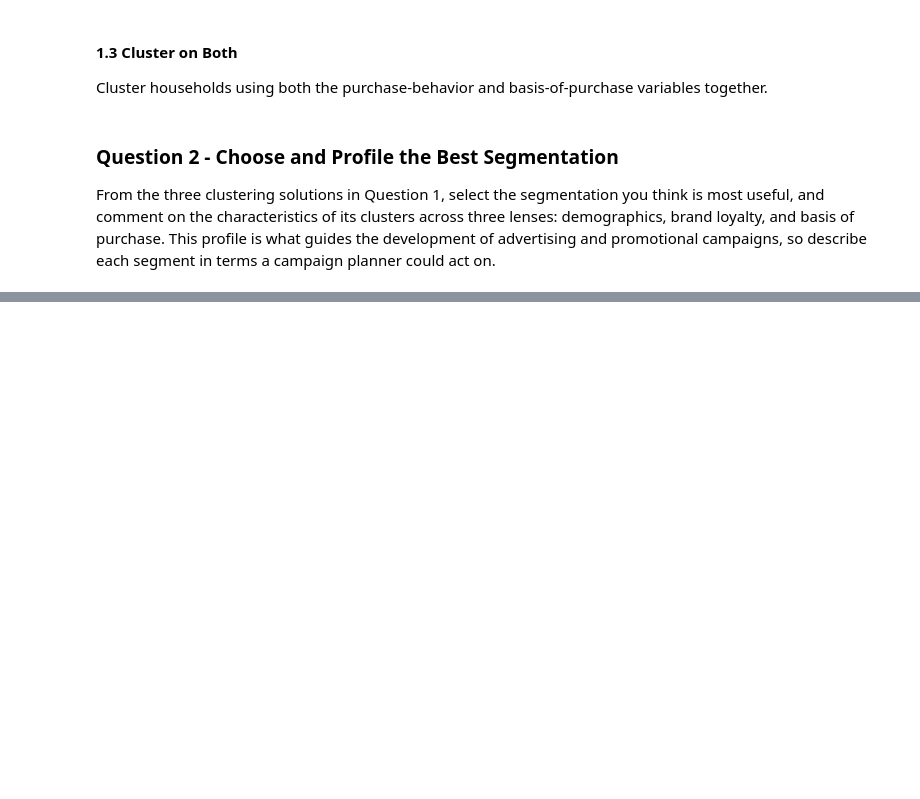
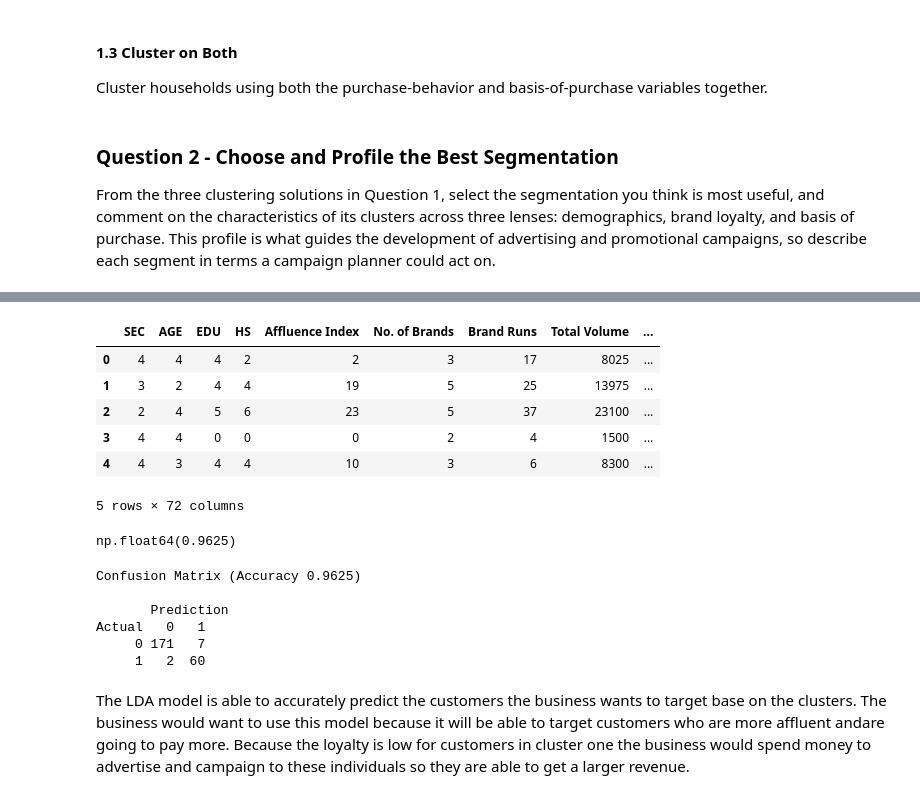
Before and after one commit to sascott9655/ADS-505-, a Jupyter notebook: BathSoap.ipynb, the cells around one changed output, grey strips where cells are left out. Saved outputs shown, nothing was run; the diff lists cells and outputs as text; code cells hidden in the pictures; blank space fills up the shorter version.

```diff
--- a/BathSoap.ipynb
+++ b/BathSoap.ipynb
@@ -227,0 +205,23 @@ See the caveats in the documentation: https://pandas.pydata.org/pandas-docs/stab
+# %%
+bathsoap['Basis_Cluster_Labels'] = kmeans_basis_purch.labels_
+
+#identify demographic variables to one hot encode vs ordinal encoder
+nominal_cols = ['FEH', 'MT', 'SEX', 'CHILD', 'CS']
+
+nom_encoder = OneHotEncoder(handle_unknown='ignore', sparse_output=False)
+nom_data = bathsoap[nominal_cols]
+nom_feat = pd.DataFrame(nom_encoder.fit_transform(nom_data),
+                        columns=nom_encoder.get_feature_names_out(nominal_cols),
+                        index=nom_data.index)
+#nom_feat
+new_bathsoap = pd.concat([bathsoap, nom_feat], axis=1)
+new_bathsoap = new_bathsoap.drop(columns=['FEH', 'MT', 'SEX', 'CHILD', 'CS', 'Member id'])
+new_bathsoap.head()
+# %% [output]
+|  | SEC | AGE | EDU | HS | Affluence Index | No. of Brands | Brand Runs | Total Volume | ... |
+| 0 | 4 | 4 | 4 | 2 | 2 | 3 | 17 | 8025 | ... |
+| 1 | 3 | 2 | 4 | 4 | 19 | 5 | 25 | 13975 | ... |
+| 2 | 2 | 4 | 5 | 6 | 23 | 5 | 37 | 23100 | ... |
+| 3 | 4 | 4 | 0 | 0 | 0 | 2 | 4 | 1500 | ... |
+| 4 | 4 | 3 | 4 | 4 | 10 | 3 | 6 | 8300 | ... |
+5 rows × 72 columns
@@ -227,0 +247,24 @@ See the caveats in the documentation: https://pandas.pydata.org/pandas-docs/stab
+# %%
+X = new_bathsoap[predictors]
+y = new_bathsoap[outcome]
+
+X_train, X_test, y_train, y_test = train_test_split(X, y, test_size=0.4, random_state=1)
+
+lda = LinearDiscriminantAnalysis(priors=[0.50,0.50]) #using priors to avoid class imbalance
+lda.fit(X_train, y_train)
+
+y_pred = lda.predict(X_test)
+(y_pred == y_test).mean()
+# %% [output]
+np.float64(0.9625)
+# %%
+mlba.classificationSummary(y_true=y_test, y_pred=y_pred)
+# %% [output]
+Confusion Matrix (Accuracy 0.9625)
+
+       Prediction
+Actual   0   1
+     0 171   7
+     1   2  60
+# %% [markdown]
+The LDA model is able to accurately predict the customers the business wants to target base on the clusters. The business would want to use this model because it will be able to target customers who are more affluent andare going to pay more. Because the loyalty is low for customers in cluster one the business would spend money to advertise and campaign to these individuals so they are able to get a larger revenue.
```
Also changed, not shown: parts of 9 cells of this notebook.
